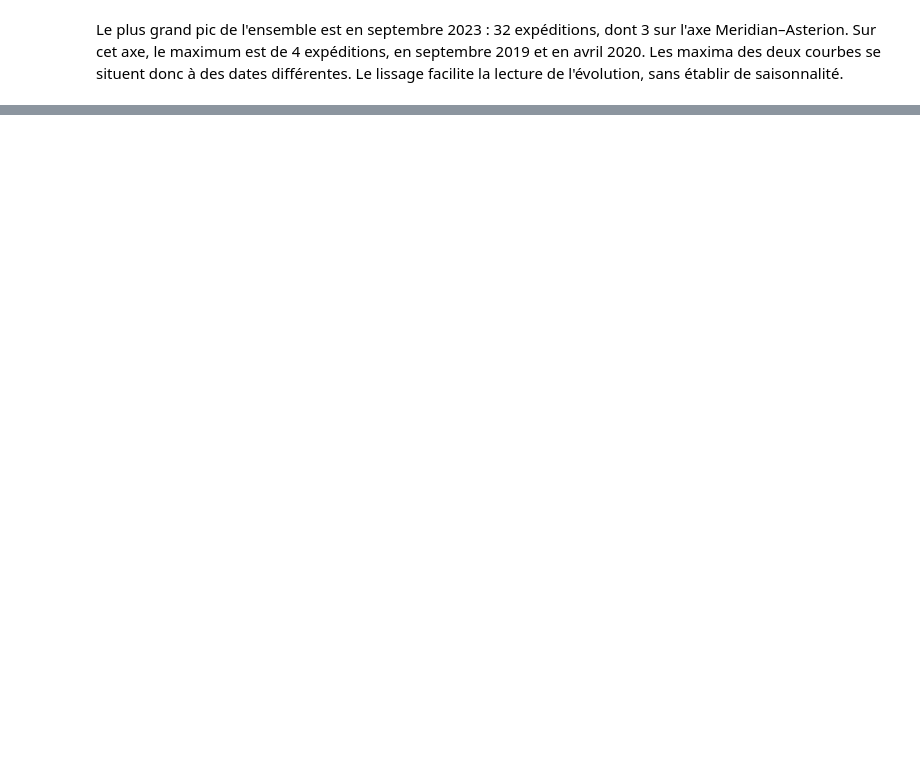
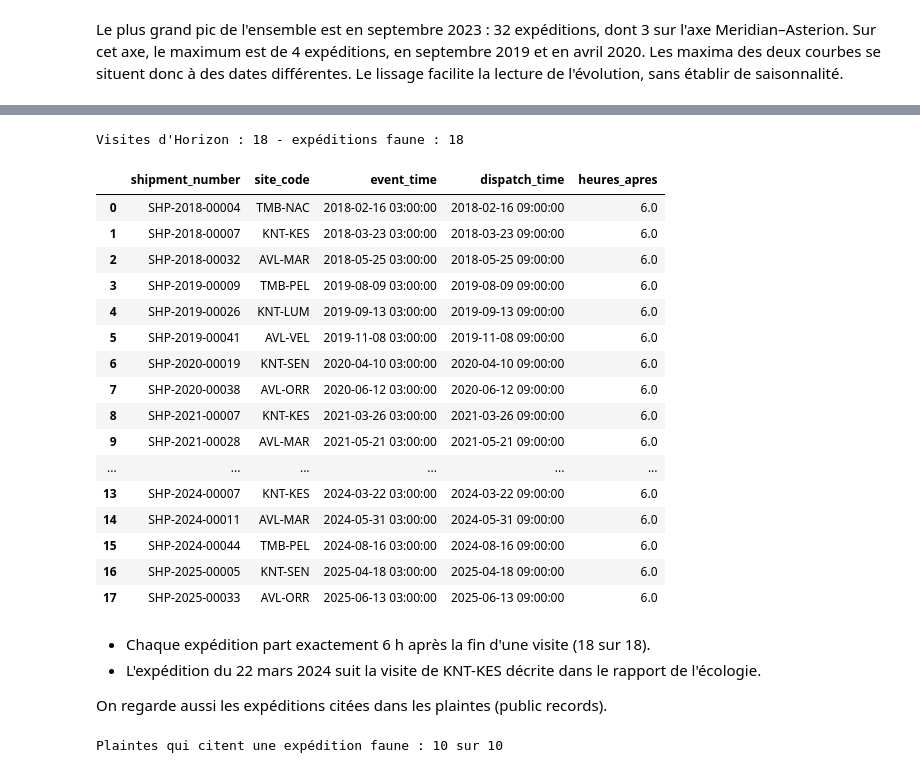
Before and after one commit to a-t-richard/20262027-UE-DataMining-Project, a Jupyter notebook: 04_logistics_analyse.ipynb, the cells around one changed output, grey strips where cells are left out. Drawn from its saved outputs; the diff is of its cells as text; code cells hidden in the pictures; blank space fills up the shorter version.

```diff
--- a/04_logistics_analyse.ipynb
+++ b/04_logistics_analyse.ipynb
@@ -986,0 +1064,40 @@ Le plus grand pic de l'ensemble est en septembre 2023 : 32 expéditions, dont 3
+# %%
+acces = pd.read_csv("data_clean/public_records/site_access_case_events.csv", parse_dates=["event_time"])
+fins = acces[(acces["activity"] == "access_completed")
+             & (acces["requesting_organization_name"] == "Horizon Field Research Cooperative")]
+
+lien = pd.merge_asof(faune.sort_values("dispatch_time"), fins.sort_values("event_time")[["site_code", "event_time"]],
+                     left_on="dispatch_time", right_on="event_time")
+lien["heures_apres"] = (lien["dispatch_time"] - lien["event_time"]).dt.total_seconds() / 3600
+print("Visites d'Horizon :", len(fins), "- expéditions faune :", len(faune))
+lien[["shipment_number", "site_code", "event_time", "dispatch_time", "heures_apres"]]
+# %% [output]
+Visites d'Horizon : 18 - expéditions faune : 18
+|  | shipment_number | site_code | event_time | dispatch_time | heures_apres |
+| 0 | SHP-2018-00004 | TMB-NAC | 2018-02-16 03:00:00 | 2018-02-16 09:00:00 | 6.0 |
+| 1 | SHP-2018-00007 | KNT-KES | 2018-03-23 03:00:00 | 2018-03-23 09:00:00 | 6.0 |
+| 2 | SHP-2018-00032 | AVL-MAR | 2018-05-25 03:00:00 | 2018-05-25 09:00:00 | 6.0 |
+| 3 | SHP-2019-00009 | TMB-PEL | 2019-08-09 03:00:00 | 2019-08-09 09:00:00 | 6.0 |
+| 4 | SHP-2019-00026 | KNT-LUM | 2019-09-13 03:00:00 | 2019-09-13 09:00:00 | 6.0 |
+| 5 | SHP-2019-00041 | AVL-VEL | 2019-11-08 03:00:00 | 2019-11-08 09:00:00 | 6.0 |
+| 6 | SHP-2020-00019 | KNT-SEN | 2020-04-10 03:00:00 | 2020-04-10 09:00:00 | 6.0 |
+| 7 | SHP-2020-00038 | AVL-ORR | 2020-06-12 03:00:00 | 2020-06-12 09:00:00 | 6.0 |
+| 8 | SHP-2021-00007 | KNT-KES | 2021-03-26 03:00:00 | 2021-03-26 09:00:00 | 6.0 |
+| 9 | SHP-2021-00028 | AVL-MAR | 2021-05-21 03:00:00 | 2021-05-21 09:00:00 | 6.0 |
+| ... | ... | ... | ... | ... | ... |
+| 13 | SHP-2024-00007 | KNT-KES | 2024-03-22 03:00:00 | 2024-03-22 09:00:00 | 6.0 |
+| 14 | SHP-2024-00011 | AVL-MAR | 2024-05-31 03:00:00 | 2024-05-31 09:00:00 | 6.0 |
+| 15 | SHP-2024-00044 | TMB-PEL | 2024-08-16 03:00:00 | 2024-08-16 09:00:00 | 6.0 |
+| 16 | SHP-2025-00005 | KNT-SEN | 2025-04-18 03:00:00 | 2025-04-18 09:00:00 | 6.0 |
+| 17 | SHP-2025-00033 | AVL-ORR | 2025-06-13 03:00:00 | 2025-06-13 09:00:00 | 6.0 |
+# %% [markdown]
+- Chaque expédition part exactement 6 h après la fin d'une visite (18 sur 18).
+- L'expédition du 22 mars 2024 suit la visite de KNT-KES décrite dans le rapport de l'écologie.
+
+On regarde aussi les expéditions citées dans les plaintes (public records).
+# %%
+plaintes = pd.read_csv("data_clean/public_records/regulatory_case_events.csv")
+plaintes = plaintes[plaintes["initiating_source"] == "civil society referral"].drop_duplicates("case_number")
+print("Plaintes qui citent une expédition faune :", plaintes["related_shipment_number"].isin(faune["shipment_number"]).sum(), "sur", len(plaintes))
+# %% [output]
+Plaintes qui citent une expédition faune : 10 sur 10
```
Also changed, not shown: parts of 26 cells of this notebook, 1 other file.
